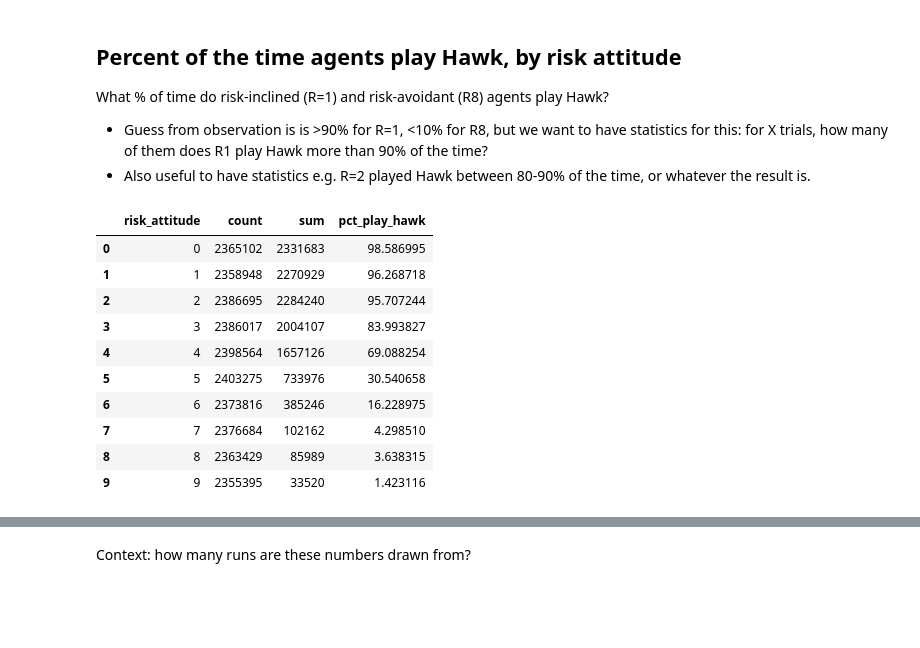
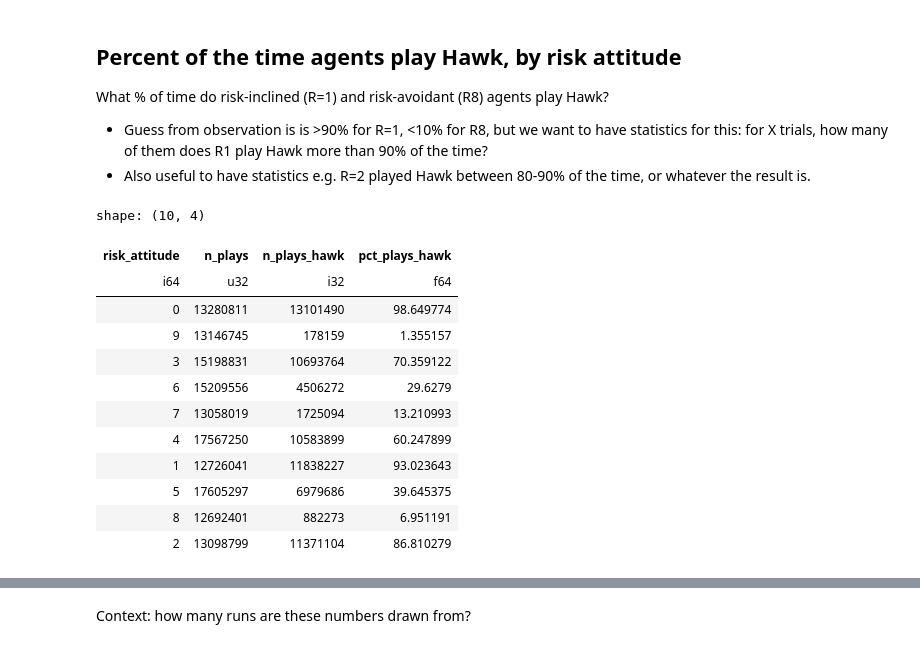
Before and after one commit to Princeton-CDH/simulating-risk, a Jupyter notebook: notebooks/hawkdovemulti_noadjust/analyze_batchrun_data.ipynb, the cells around one changed output, grey strips where cells are left out. Cells and saved outputs as stored; diff of their text form; code cells hidden in the pictures; blank space fills up the shorter version.

```diff
--- a/notebooks/hawkdovemulti_noadjust/analyze_batchrun_data.ipynb
+++ b/notebooks/hawkdovemulti_noadjust/analyze_batchrun_data.ipynb
@@ -13,15 +13,24 @@ simulatingrisk/hawkdovemulti/batch_run.py --params no_adjustment --agent-data --
 
 Each row in the data file represents one round for each agent.
 # %%
-import pandas as pd
+import polars as pl
+
 
 # df = pd.read_csv("../../data/hawkdovemulti/2025-07-22T170057_747737_agent.csv")
-df = pd.read_csv("../../data/hawkdovemulti/2025-07-23T135510_859267_agent.csv")
-# code still uses risk_level internally, but relabel as risk attitude
-df = df.rename(columns={'risk_level': 'risk_attitude'})
-# drop the risk_level_changed, since it is not relevant here (no adjustment = no changes)
-df = df.drop("risk_level_changed", axis=1)
-# add a numeric field to turn choice of play to 1/0 hawk, for aggregation
-df['played_hawk'] = df.choice.apply(lambda x: 1 if x == 'hawk' else 0)
+# df = pd.read_csv("../../data/hawkdovemulti/2025-07-23T135510_859267_agent.csv")
+# which batch run data to use; use variable to ensure we use matching agent and model data
+batch_run_date = "2025-07-24T120337_924060"
+
+# load agent data, drop unneeded columns, and add numeric value 1 for played hawk, 0 for played dove
+
+df = (
+    pl.read_csv(f"../../data/hawkdovemulti/{batch_run_date}_agent.csv")
+        .drop("risk_level_changed")  # drop risk_level_changed; not relevant here (no adjustment = no changes)
+        .rename({'risk_level': 'risk_attitude'})  # code still uses risk_level internally; relabel as risk attitude
+        .with_columns(
+            # add a numeric field to turn choice of play to 1/0 hawk, for aggregation
+            played_hawk=pl.when(pl.col("choice").eq("hawk")).then(1).otherwise(0)
+        )
+)
 df.head()
 # %% [output]
@@ -41,25 +52,31 @@ What % of time do risk-inclined (R=1) and risk-avoidant (R8) agents play Hawk?
 # %%
 # each row in the data frame is a play by an agent on the grid
 # group by risk level, then:
-# - count the number of rows
+# - count the number of rows (= total number of plays)
 # - sum the played_hawk field (= number of times played hawk)
+# - calculate percent of turns played hawk
 
-hawk_by_risk_attitude = df.groupby("risk_attitude", as_index=False)["played_hawk"].agg(["count", "sum"])
-
-# use aggregate values to calculate % of time agents by risk attitude played hawk based on the count and sum
-hawk_by_risk_attitude["pct_play_hawk"] = hawk_by_risk_attitude.apply(lambda x: (x["sum"] / x["count"]) * 100, axis=1)
+hawk_by_risk_attitude = (
+    df.group_by("risk_attitude")
+        .agg(n_plays=pl.col("played_hawk").count(), n_plays_hawk=pl.col("played_hawk").sum())
+    .with_columns(
+        pct_plays_hawk=pl.col("n_plays_hawk").truediv(pl.col("n_plays")).mul(100)
+    )
+)
 
 hawk_by_risk_attitude
 # %% [output]
+shape: (10, 4)
-|  | risk_attitude | count | sum | pct_play_hawk |
-| 0 | 0 | 2365102 | 2331683 | 98.586995 |
-| 1 | 1 | 2358948 | 2270929 | 96.268718 |
-| 2 | 2 | 2386695 | 2284240 | 95.707244 |
-| 3 | 3 | 2386017 | 2004107 | 83.993827 |
-| 4 | 4 | 2398564 | 1657126 | 69.088254 |
-| 5 | 5 | 2403275 | 733976 | 30.540658 |
-| 6 | 6 | 2373816 | 385246 | 16.228975 |
-| 7 | 7 | 2376684 | 102162 | 4.298510 |
-| 8 | 8 | 2363429 | 85989 | 3.638315 |
-| 9 | 9 | 2355395 | 33520 | 1.423116 |
+| risk_attitude | n_plays | n_plays_hawk | pct_plays_hawk |
+| i64 | u32 | i32 | f64 |
+| 0 | 13280811 | 13101490 | 98.649774 |
+| 9 | 13146745 | 178159 | 1.355157 |
+| 3 | 15198831 | 10693764 | 70.359122 |
+| 6 | 15209556 | 4506272 | 29.6279 |
+| 7 | 13058019 | 1725094 | 13.210993 |
+| 4 | 17567250 | 10583899 | 60.247899 |
+| 1 | 12726041 | 11838227 | 93.023643 |
+| 5 | 17605297 | 6979686 | 39.645375 |
+| 8 | 12692401 | 882273 | 6.951191 |
+| 2 | 13098799 | 11371104 | 86.810279 |
 # %%
```
Also changed, not shown: parts of 38 cells of this notebook, 1 other file.
